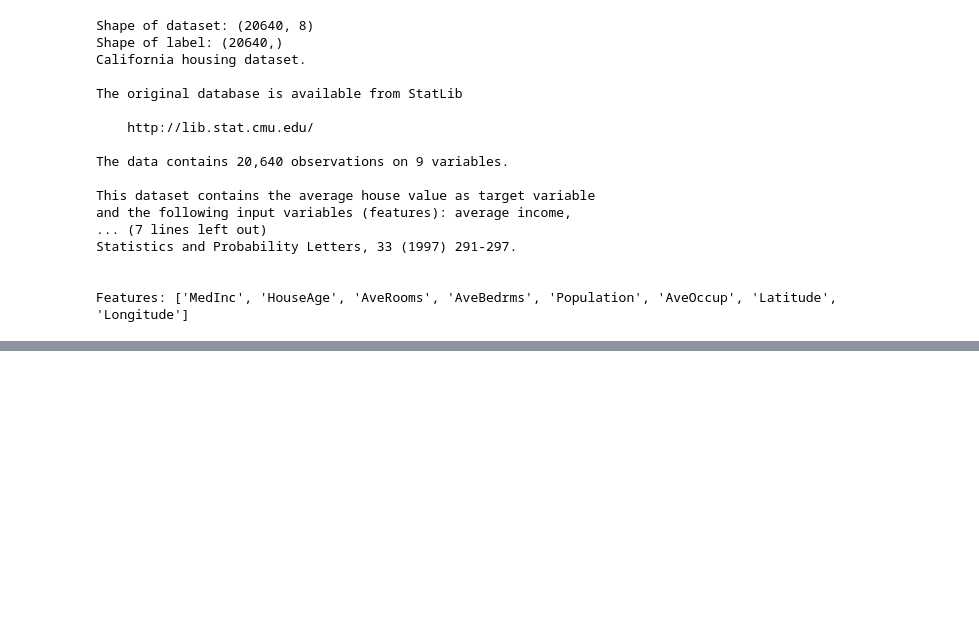
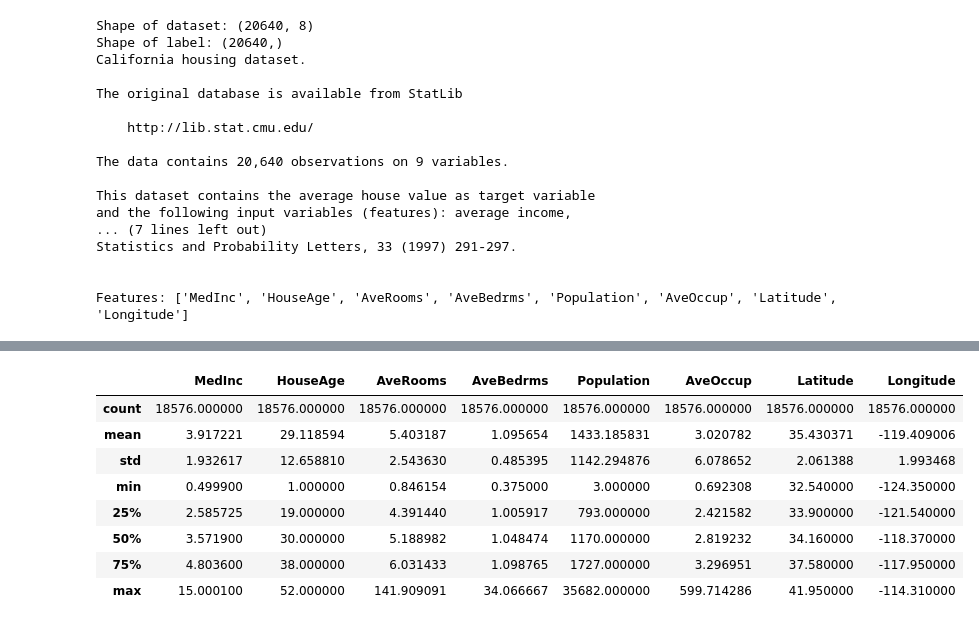
Before and after one commit to eunicebes/Machine-Learning-Course, a Jupyter notebook: Linear_Regression/HW1_Linear_Regression_yihsin.ipynb, the cells around one changed output, grey strips where cells are left out. Drawn from its saved outputs; the diff is of its cells as text; code cells hidden in the pictures; blank space fills up the shorter version.

```diff
--- a/Linear_Regression/HW1_Linear_Regression_yihsin.ipynb
+++ b/Linear_Regression/HW1_Linear_Regression_yihsin.ipynb
@@ -113,0 +147,13 @@ train = optimizer.minimize(loss)
+# %%
+x_train_pd = pd.DataFrame(x_train, columns=housing.feature_names)
+x_train_pd.describe()
+# %% [output]
+|  | MedInc | HouseAge | AveRooms | AveBedrms | Population | AveOccup | Latitude | Longitude |
+| count | 18576.000000 | 18576.000000 | 18576.000000 | 18576.000000 | 18576.000000 | 18576.000000 | 18576.000000 | 18576.000000 |
+| mean | 3.917221 | 29.118594 | 5.403187 | 1.095654 | 1433.185831 | 3.020782 | 35.430371 | -119.409006 |
+| std | 1.932617 | 12.658810 | 2.543630 | 0.485395 | 1142.294876 | 6.078652 | 2.061388 | 1.993468 |
+| min | 0.499900 | 1.000000 | 0.846154 | 0.375000 | 3.000000 | 0.692308 | 32.540000 | -124.350000 |
+| 25% | 2.585725 | 19.000000 | 4.391440 | 1.005917 | 793.000000 | 2.421582 | 33.900000 | -121.540000 |
+| 50% | 3.571900 | 30.000000 | 5.188982 | 1.048474 | 1170.000000 | 2.819232 | 34.160000 | -118.370000 |
+| 75% | 4.803600 | 38.000000 | 6.031433 | 1.098765 | 1727.000000 | 3.296951 | 37.580000 | -117.950000 |
+| max | 15.000100 | 52.000000 | 141.909091 | 34.066667 | 35682.000000 | 599.714286 | 41.950000 | -114.310000 |
```
Also changed, not shown: parts of 17 cells of this notebook.
